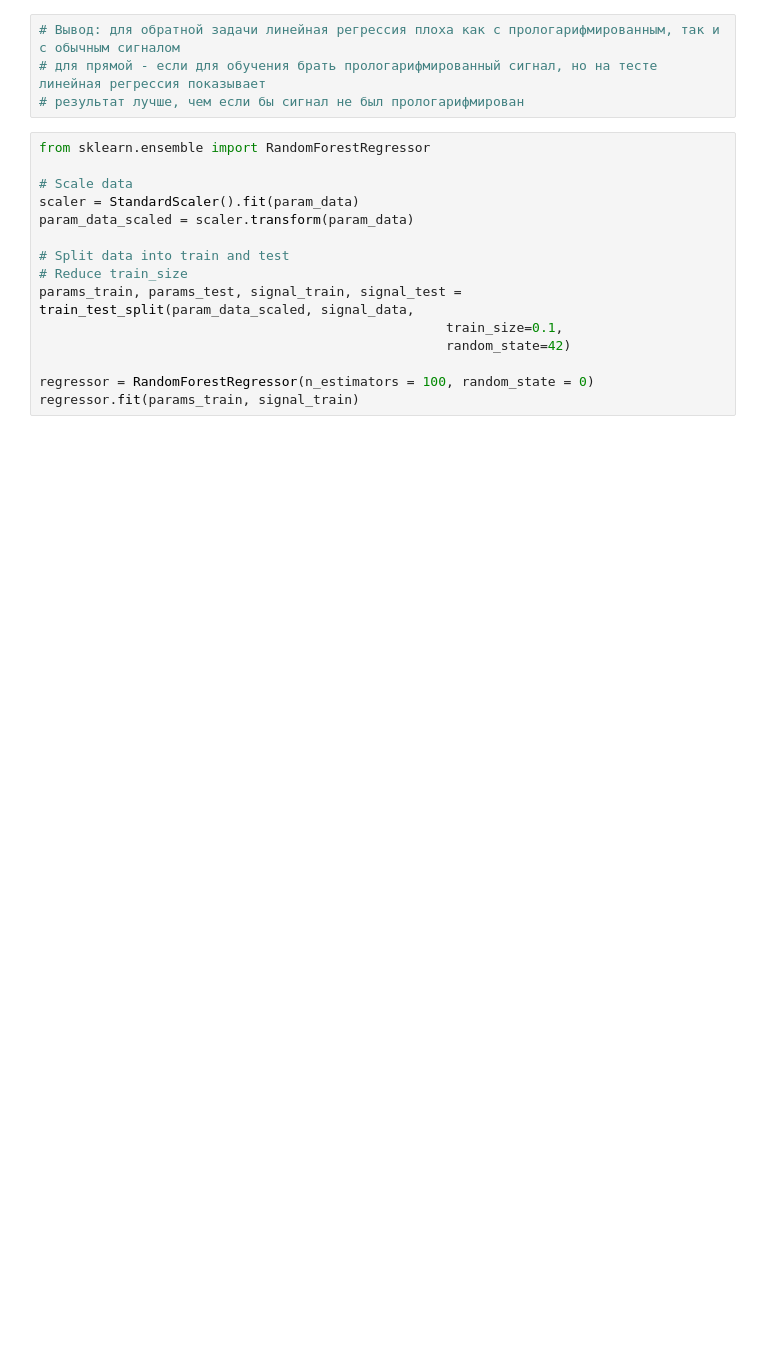
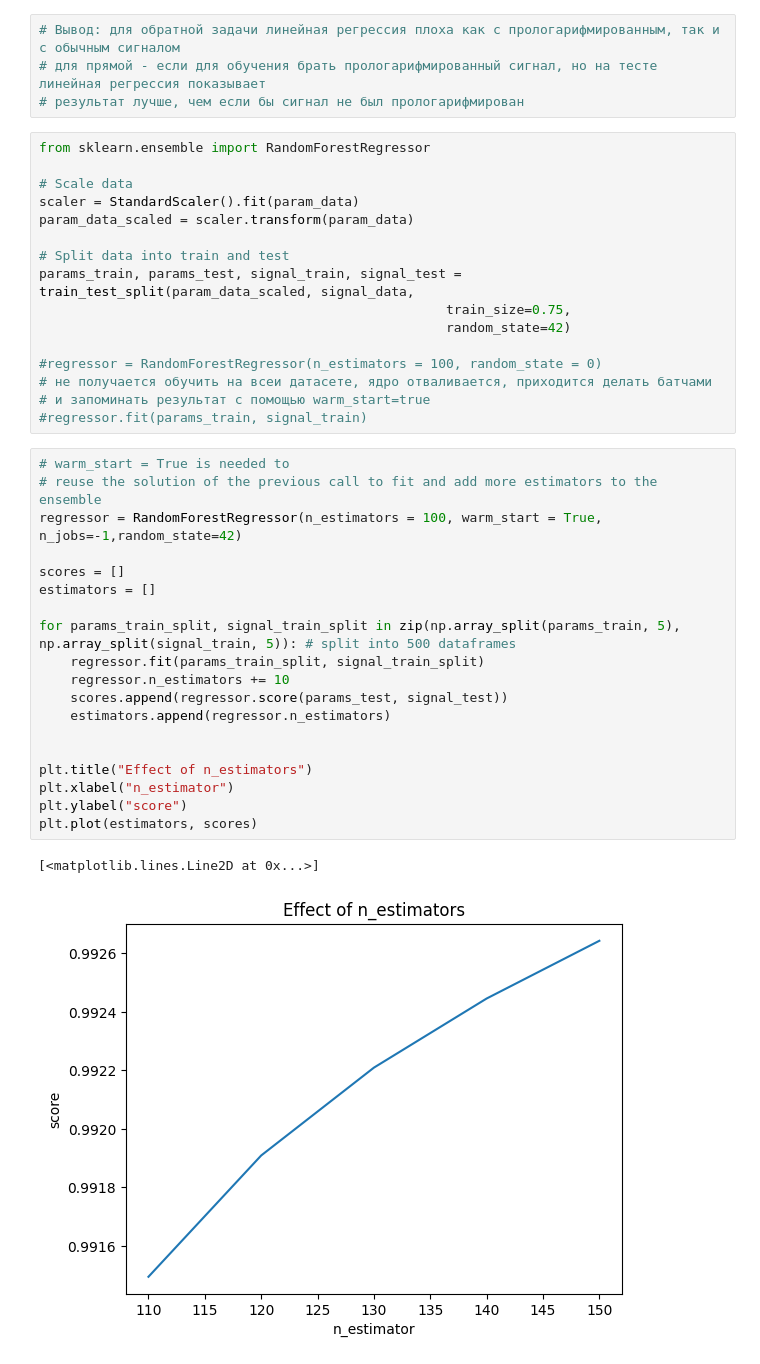
Before and after one commit to KirillAnokhin/MLProject, a Jupyter notebook: notebook.ipynb, the cells around one changed output. Saved outputs shown, nothing was run; the diff lists cells and outputs as text; blank space fills up the shorter version.

```diff
--- a/notebook.ipynb
+++ b/notebook.ipynb
@@ -146,13 +146,36 @@ scaler = StandardScaler().fit(param_data)
 param_data_scaled = scaler.transform(param_data)
 
 # Split data into train and test
-# Reduce train_size
 params_train, params_test, signal_train, signal_test = train_test_split(param_data_scaled, signal_data,
-                                                    train_size=0.1,
+                                                    train_size=0.75,
                                                     random_state=42)
 
-regressor = RandomForestRegressor(n_estimators = 100, random_state = 0)
-regressor.fit(params_train, signal_train)
+#regressor = RandomForestRegressor(n_estimators = 100, random_state = 0)
+# не получается обучить на всеи датасете, ядро отваливается, приходится делать батчами
+# и запоминать результат с помощью warm_start=true
+#regressor.fit(params_train, signal_train)
+# %%
+# warm_start = True is needed to
+# reuse the solution of the previous call to fit and add more estimators to the ensemble
+regressor = RandomForestRegressor(n_estimators = 100, warm_start = True, n_jobs=-1,random_state=42)
+
+scores = []
+estimators = []
+
+for params_train_split, signal_train_split in zip(np.array_split(params_train, 5), np.array_split(signal_train, 5)): # split into 500 dataframes
+    regressor.fit(params_train_split, signal_train_split)
+    regressor.n_estimators += 10
+    scores.append(regressor.score(params_test, signal_test))
+    estimators.append(regressor.n_estimators)
+
+
+plt.title("Effect of n_estimators")
+plt.xlabel("n_estimator")
+plt.ylabel("score")
+plt.plot(estimators, scores)
+# %% [output]
+[<matplotlib.lines.Line2D at 0x...>]
+[figure, added]
 # %%
 signal_pred = regressor.predict(params_test)
 print("Mean squared error: %.25f" % mean_squared_error(signal_test[0], signal_pred[0]))
```
Also changed, not shown: parts of 25 cells of this notebook.
